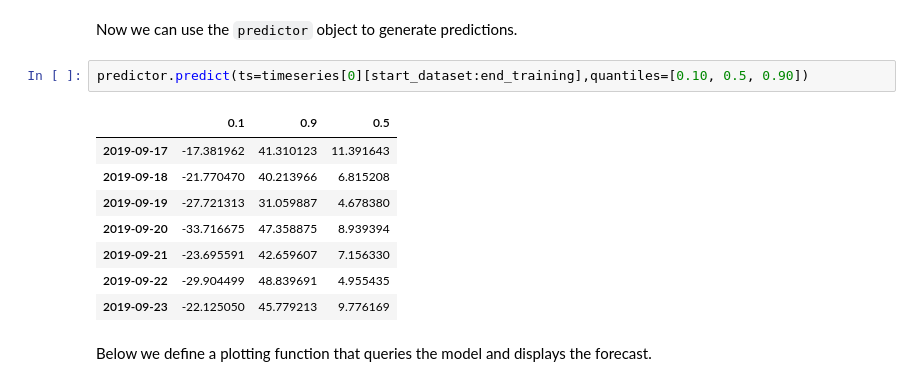
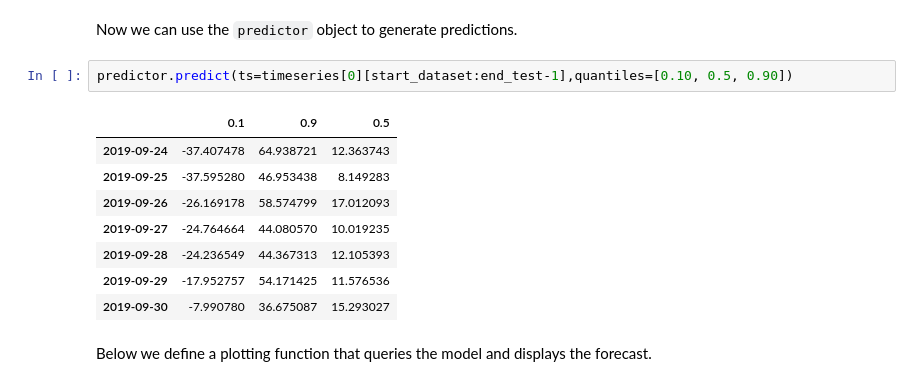
Before and after one commit to snowolf/lab_ts_forecast, a Jupyter notebook: DeepAR.ipynb, the cells around one changed output. Drawn from its saved outputs; the diff is of its cells as text.

```diff
--- a/DeepAR.ipynb
+++ b/DeepAR.ipynb
@@ -371,16 +371,16 @@ predictor = estimator.deploy(
 # %% [markdown]
 Now we can use the `predictor` object to generate predictions.
 # %%
-predictor.predict(ts=timeseries[0][start_dataset:end_training],quantiles=[0.10, 0.5, 0.90])
+predictor.predict(ts=timeseries[0][start_dataset:end_test-1],quantiles=[0.10, 0.5, 0.90])
 # %% [output]
 |  | 0.1 | 0.9 | 0.5 |
-| 2019-09-17 | -17.381962 | 41.310123 | 11.391643 |
-| 2019-09-18 | -21.770470 | 40.213966 | 6.815208 |
-| 2019-09-19 | -27.721313 | 31.059887 | 4.678380 |
-| 2019-09-20 | -33.716675 | 47.358875 | 8.939394 |
-| 2019-09-21 | -23.695591 | 42.659607 | 7.156330 |
-| 2019-09-22 | -29.904499 | 48.839691 | 4.955435 |
-| 2019-09-23 | -22.125050 | 45.779213 | 9.776169 |
+| 2019-09-24 | -37.407478 | 64.938721 | 12.363743 |
+| 2019-09-25 | -37.595280 | 46.953438 | 8.149283 |
+| 2019-09-26 | -26.169178 | 58.574799 | 17.012093 |
+| 2019-09-27 | -24.764664 | 44.080570 | 10.019235 |
+| 2019-09-28 | -24.236549 | 44.367313 | 12.105393 |
+| 2019-09-29 | -17.952757 | 54.171425 | 11.576536 |
+| 2019-09-30 | -7.990780 | 36.675087 | 15.293027 |
 # %% [markdown]
 Below we define a plotting function that queries the model and displays the forecast.
 # %%
```
Also changed, not shown: parts of 34 cells of this notebook.
